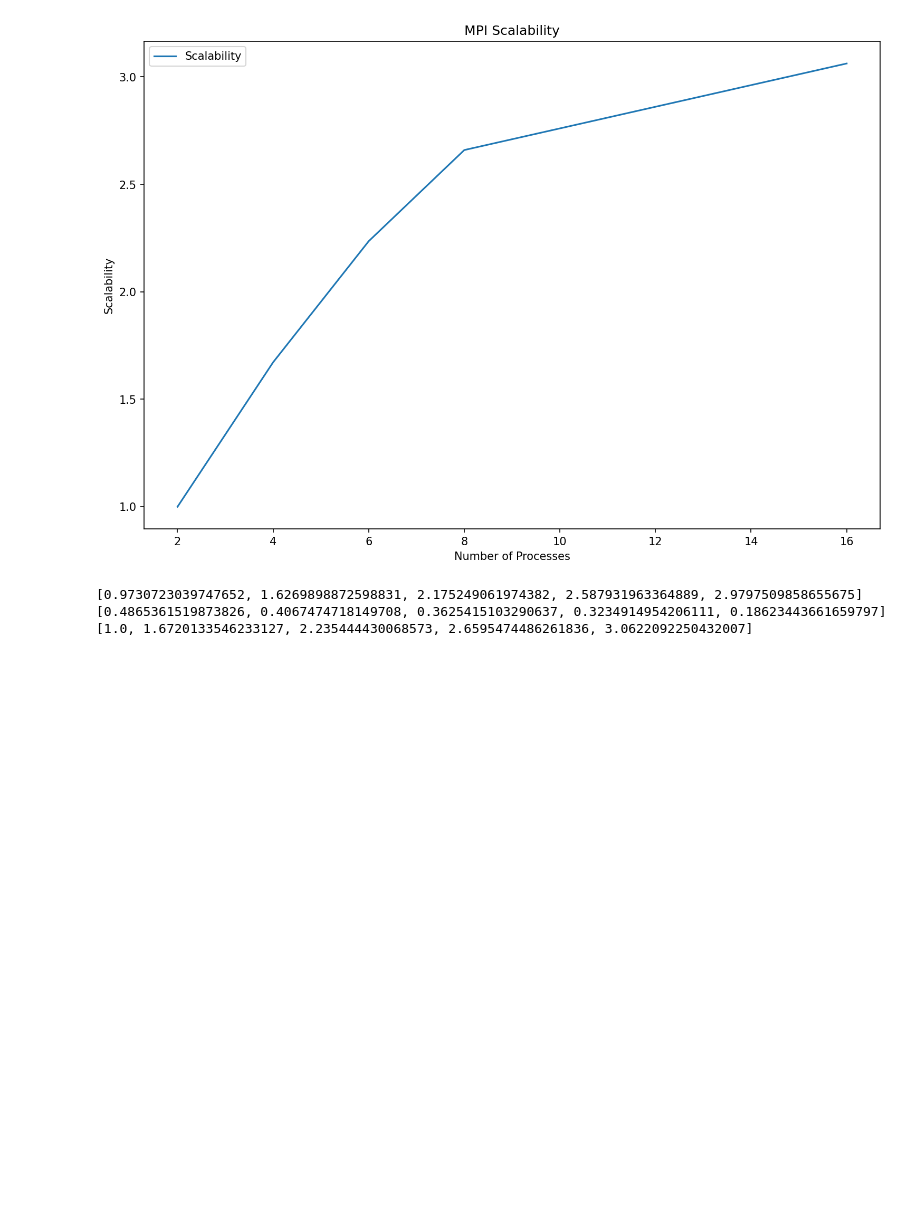
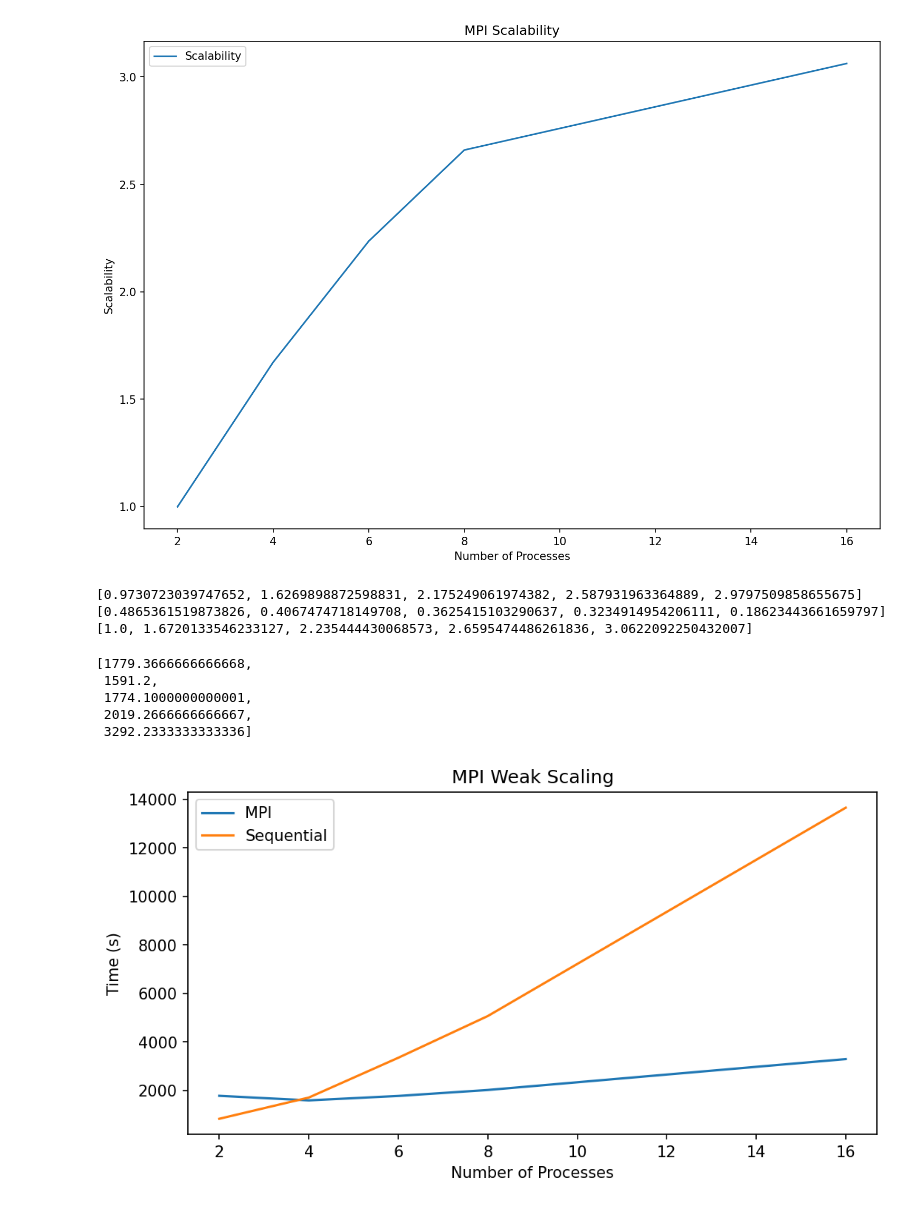
Before and after one commit to lavo2/spm, a Jupyter notebook: proj/pyScript/mpi.ipynb, the cells around one changed output. Saved outputs shown, nothing was run; the diff lists cells and outputs as text; code cells hidden in the pictures; blank space fills up the shorter version.

```diff
--- a/proj/pyScript/mpi.ipynb
+++ b/proj/pyScript/mpi.ipynb
@@ -258,3 +258,9 @@ print(scalability)
 [0.9730723039747652, 1.6269898872598831, 2.175249061974382, 2.587931963364889, 2.9797509858655675]
 [0.4865361519873826, 0.4067474718149708, 0.3625415103290637, 0.3234914954206111, 0.18623443661659797]
 [1.0, 1.6720133546233127, 2.235444430068573, 2.6595474486261836, 3.0622092250432007]
+# %%
+mpiweak1 = '/Users/lavo/Desktop/Projects/spm/proj/log/log/mpi/output_weak32_mpirr_22717.txt'
+mpiweak2 = '/Users/lavo/Desktop/Projects/spm/proj/log/log/mpi/output_weak64_mpirr_22746.txt'
+mpiweak3 = '/Users/lavo/Desktop/Projects/spm/proj/log/log/mpi/output_weak96_mpirr_22742.txt'
+mpiweak4 = '/Users/lavo/Desktop/Projects/spm/proj/log/log/mpi/output_weak128_mpirr_22749.txt'
+mpiweak5 = '/Users/lavo/Desktop/Projects/spm/proj/log/log/mpi/output_weak256_mpirr_22756.txt'
@@ -260,0 +314,31 @@ print(scalability)
+# %%
+test = parse_mpi_weak_files(mpiweak1, mpiweak2, mpiweak3, mpiweak4, mpiweak5)
+# %%
+seq = [833.9, 1708.0, 3347.36, 5066.2, 13650]
+# %%
+test
+# %% [output]
+[1779.3666666666668,
+ 1591.2,
+ 1774.1000000000001,
+ 2019.2666666666667,
+ 3292.2333333333336]
+# %%
+#plot weak scaling wrt to the sequential time
+fig, ax = plt.subplots(figsize=(8, 4), dpi=150)
+
+# Define the x-axis values for the number of processes
+processes = [2, 4, 6, 8, 16]
+
+# Iterate over blockSizes to plot each tuple
+
+ax.plot(processes, test, label='MPI')
+ax.plot(processes, seq, label='Sequential')
+ax.set_xlabel('Number of Processes')
+ax.set_ylabel('Time (s)')
+ax.set_title('MPI Weak Scaling')
+ax.legend()
+
+plt.show()
+# %% [output]
+[figure, added]
```
Also changed, not shown: parts of 4 cells of this notebook, 2 other files.
